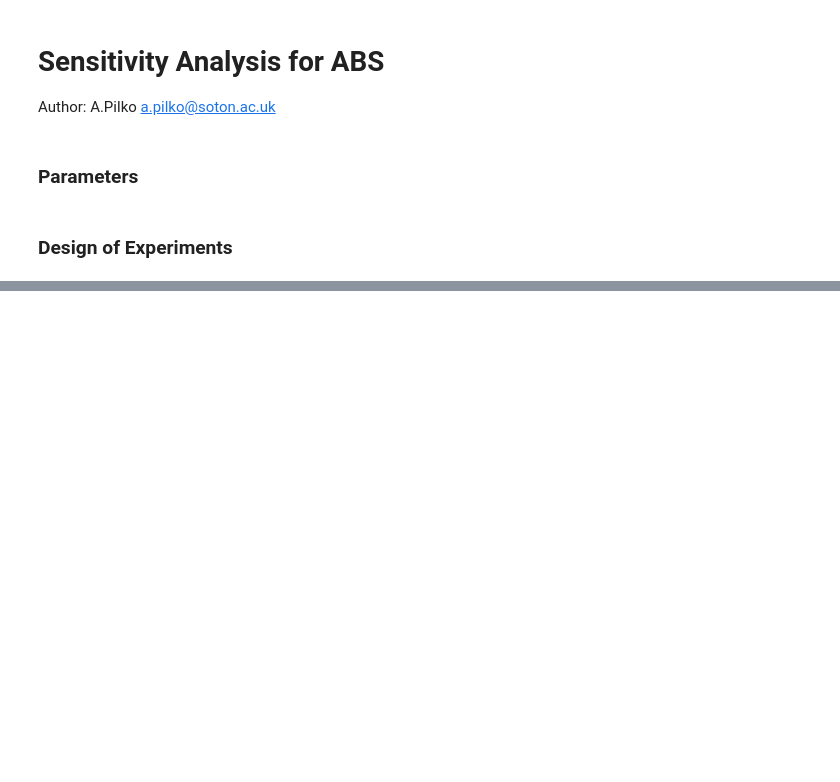
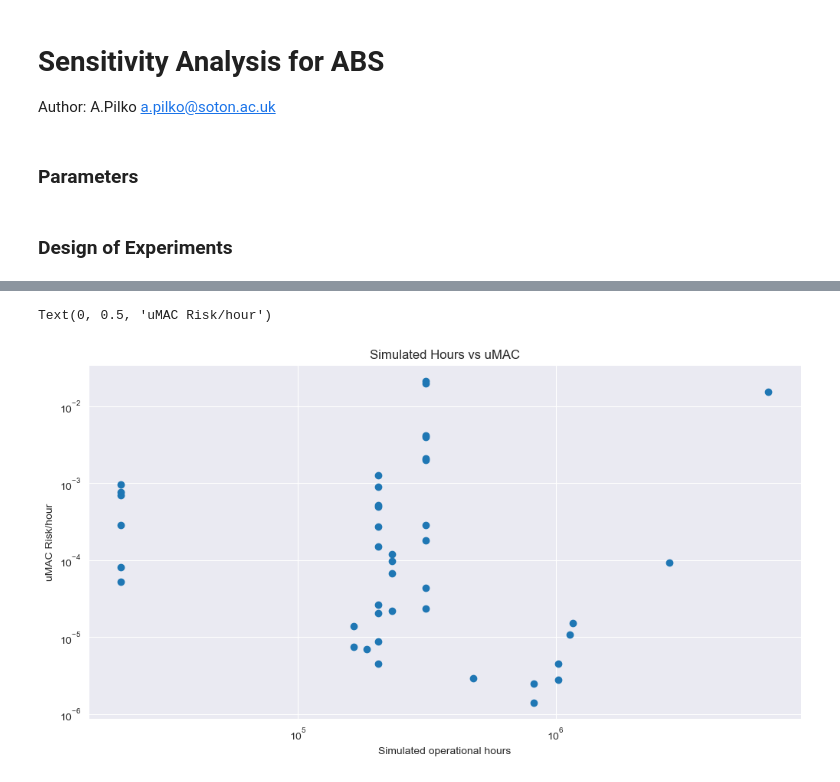
Before and after one commit to aliaksei135/sandbox, a Jupyter notebook: abs_tester/test_base.ipynb, the cells around one changed output, grey strips where cells are left out. Drawn from its saved outputs; the diff is of its cells as text; code cells hidden in the pictures; blank space fills up the shorter version.

```diff
--- a/abs_tester/test_base.ipynb
+++ b/abs_tester/test_base.ipynb
@@ -206,3 +257,17 @@ corr.style.background_gradient(cmap='coolwarm')
+# %%
+fig, ax = plt.subplots(
+    1, 1, figsize=(12,6),
+)
+
+ax.scatter(res_df['sim_hours'], res_df['uMAC_per_hour'])
+ax.set_xscale('log')
+ax.set_yscale('log')
+ax.set_title('Simulated Hours vs uMAC')
+ax.set_xlabel("Simulated operational hours")
+ax.set_ylabel("uMAC Risk/hour")
+# %% [output]
+Text(0, 0.5, 'uMAC Risk/hour')
+[figure, added]
 # %%
 fig, ax = plt.subplots(
     1, 1, figsize=(12,6),
```
Also changed, not shown: parts of 14 cells of this notebook, 1 other file.
